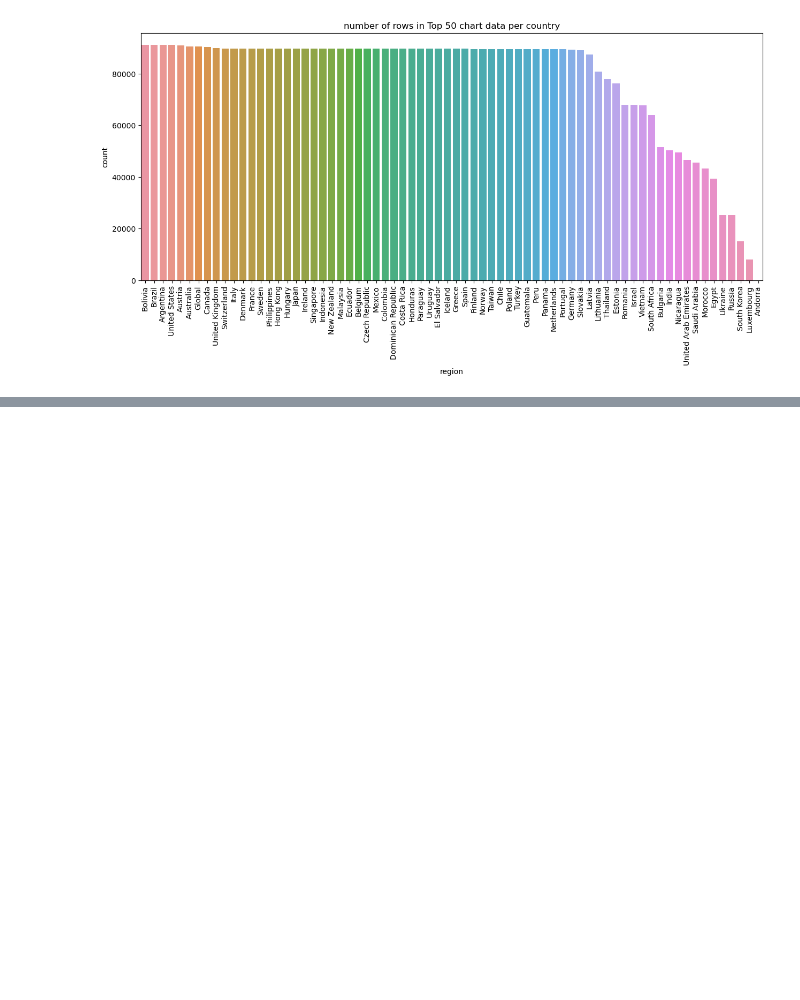
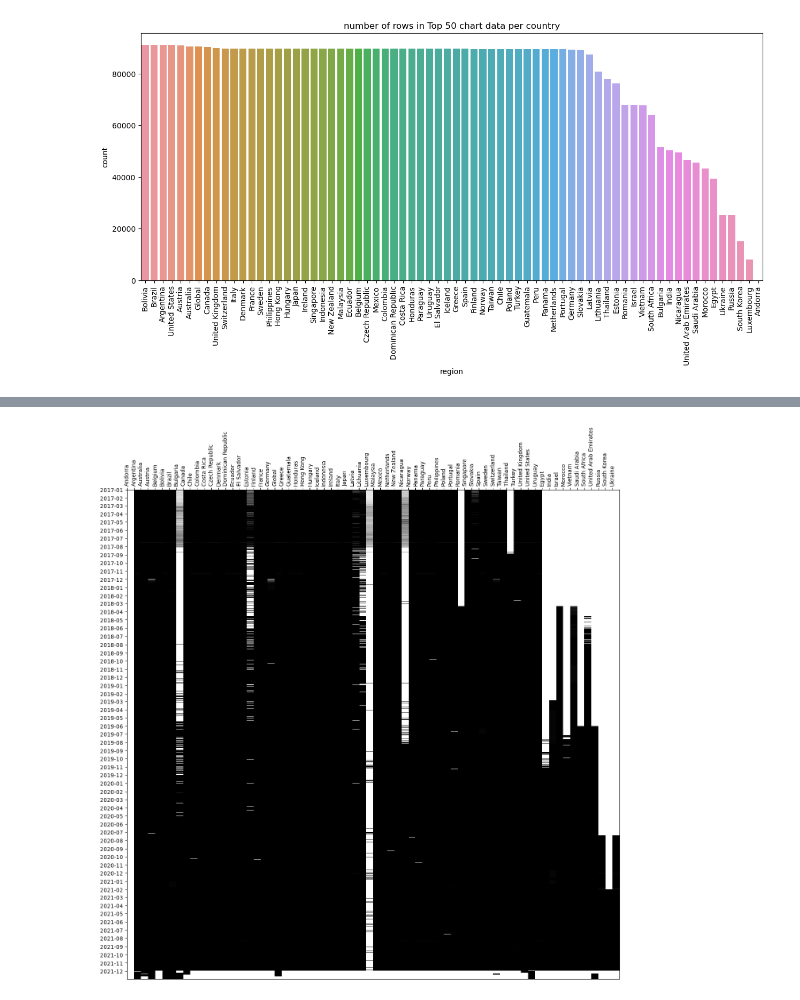
Before and after one commit to Sejmou/exploring-spotify-charts, a Jupyter notebook: data-exploration/spotify_weekly_charts.ipynb, the cells around one changed output, grey strips where cells are left out. Cells and saved outputs as stored; diff of their text form; code cells hidden in the pictures; blank space fills up the shorter version.

```diff
--- a/data-exploration/spotify_weekly_charts.ipynb
+++ b/data-exploration/spotify_weekly_charts.ipynb
@@ -338,0 +415,3 @@ plt.show()
+# %%
+top50_counts_by_region_and_date["complete"] = top50_counts_by_region_and_date.track_count == 50
+top50_counts_by_region_and_date
@@ -338,0 +433,30 @@ plt.show()
+# %%
+top50_counts_by_region_pivot = top50_counts_by_region_and_date.reset_index().pivot(
+    columns=["region"], index="date", values="track_count"
+)
+# %%
+import matplotlib.dates as mdates
+import matplotlib.ticker as ticker
+
+plt.figure(figsize=(16, 16))
+min_date = mdates.date2num(top50_counts_by_region_and_date.index.min())
+max_date = mdates.date2num(top50_counts_by_region_and_date.index.max())
+
+plt.gca().xaxis.tick_top()
+plt.xticks(ticks=list(range(len(top50_counts_by_region_pivot.columns))), labels=top50_counts_by_region_pivot.columns, rotation=90)
+
+y_axis = plt.gca().yaxis
+y_axis.set_major_formatter(mdates.DateFormatter("%Y-%m"))
+y_axis.set_major_formatter(mdates.DateFormatter("%Y-%m"))
+y_axis.set_major_locator(mdates.MonthLocator())
+
+plt.imshow(
+    top50_counts_by_region_pivot,
+    aspect="auto",
+    extent=[0, 70, max_date, min_date],
+    cmap="Greys",
+    interpolation="none",
+)
+plt.show()
+# %% [output]
+[figure, added]
```
Also changed, not shown: parts of 39 cells of this notebook, 2 other files.
